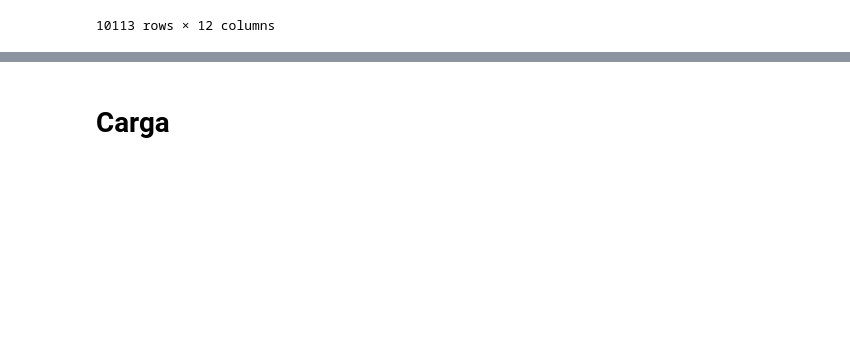
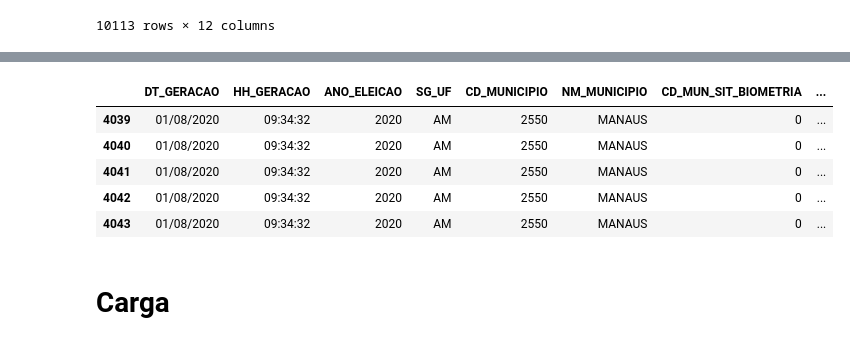
Before and after one commit to bmnds/uea-data-science-04-data-processing, a Jupyter notebook: trabalho-final/Notebook_ETL.ipynb, the cells around one changed output, grey strips where cells are left out. Drawn from its saved outputs; the diff is of its cells as text; code cells hidden in the pictures; blank space fills up the shorter version.

```diff
--- a/trabalho-final/Notebook_ETL.ipynb
+++ b/trabalho-final/Notebook_ETL.ipynb
@@ -464,3 +537,16 @@ dft_dvs
+# %%
+df_perfil = pd.read_csv('/content/work/perfil_eleitor_secao_2020_AM.csv', encoding="ISO-8859-1", delimiter=';')
+df_perfil.info()
+# %%
+df_perfil = df_perfil[df_perfil.NM_MUNICIPIO.eq('MANAUS')]
+df_perfil.head(5)
+# %% [output]
+|  | DT_GERACAO | HH_GERACAO | ANO_ELEICAO | SG_UF | CD_MUNICIPIO | NM_MUNICIPIO | CD_MUN_SIT_BIOMETRIA | ... |
+| 4039 | 01/08/2020 | 09:34:32 | 2020 | AM | 2550 | MANAUS | 0 | ... |
+| 4040 | 01/08/2020 | 09:34:32 | 2020 | AM | 2550 | MANAUS | 0 | ... |
+| 4041 | 01/08/2020 | 09:34:32 | 2020 | AM | 2550 | MANAUS | 0 | ... |
+| 4042 | 01/08/2020 | 09:34:32 | 2020 | AM | 2550 | MANAUS | 0 | ... |
+| 4043 | 01/08/2020 | 09:34:32 | 2020 | AM | 2550 | MANAUS | 0 | ... |
 # %% [markdown]
 # Carga
 # %%
```
Also changed, not shown: parts of 25 cells of this notebook.
